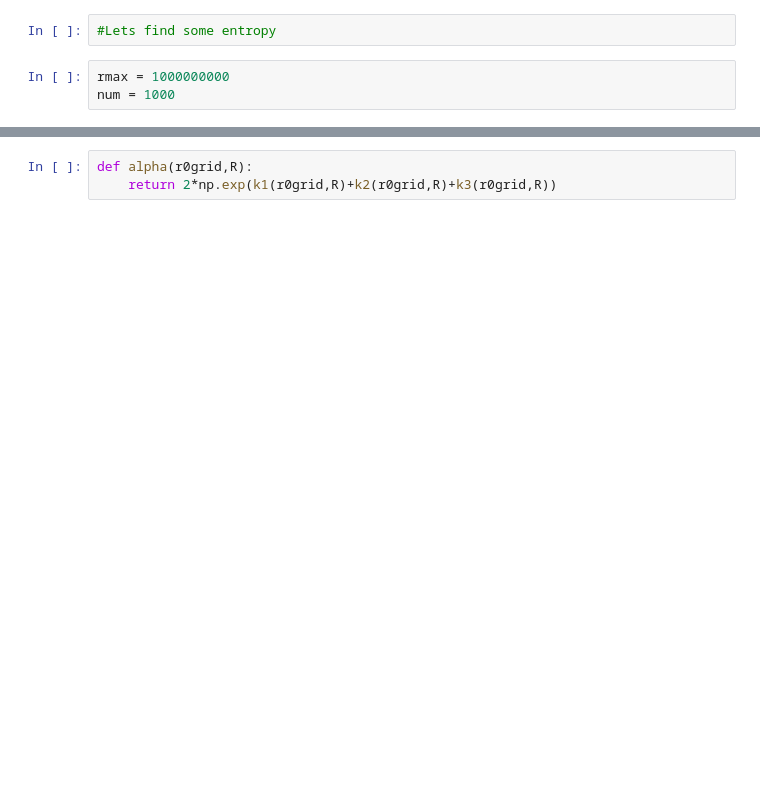
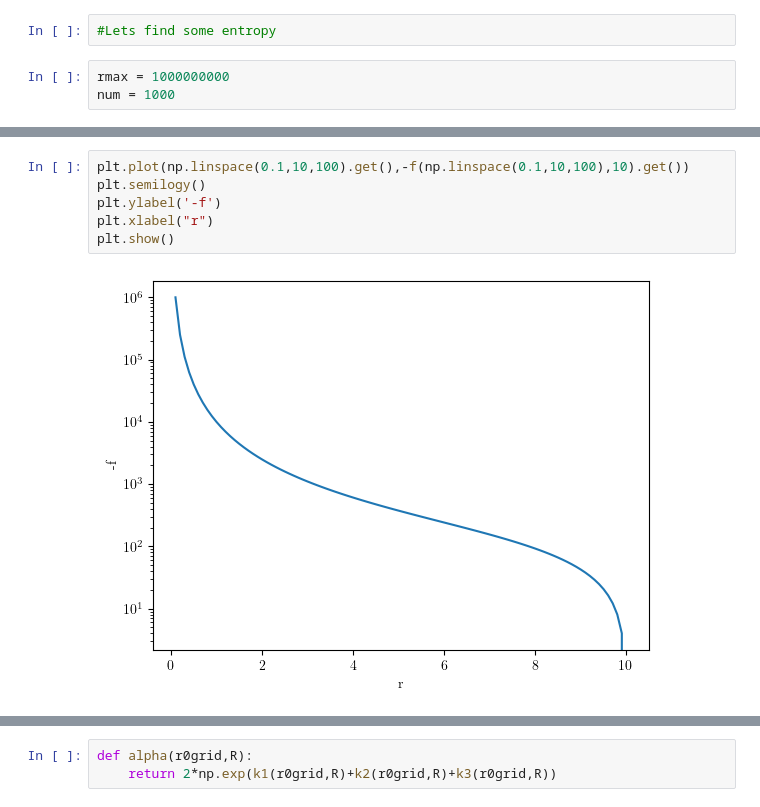
Before and after one commit to Bkorotko03/HoloProj, a Jupyter notebook: PertRNBH251110.ipynb, the cells around one changed output, grey strips where cells are left out. Cells and saved outputs as stored; diff of their text form; blank space fills up the shorter version.

```diff
--- a/PertRNBH251110.ipynb
+++ b/PertRNBH251110.ipynb
@@ -42,3 +46,11 @@ def gamma2(r0):
+# %%
+plt.plot(np.linspace(0.1,10,100).get(),-f(np.linspace(0.1,10,100),10).get())
+plt.semilogy()
+plt.ylabel('-f')
+plt.xlabel("r")
+plt.show()
+# %% [output]
+[figure, added]
 # %%
 #lets get a nice correlation between alpha and r0
 # tried to keep this all vectorized, but was getting weird outputs and not the right divergences so its time for for loops (yippee!!!)
```
Also changed, not shown: parts of 11 cells of this notebook.
